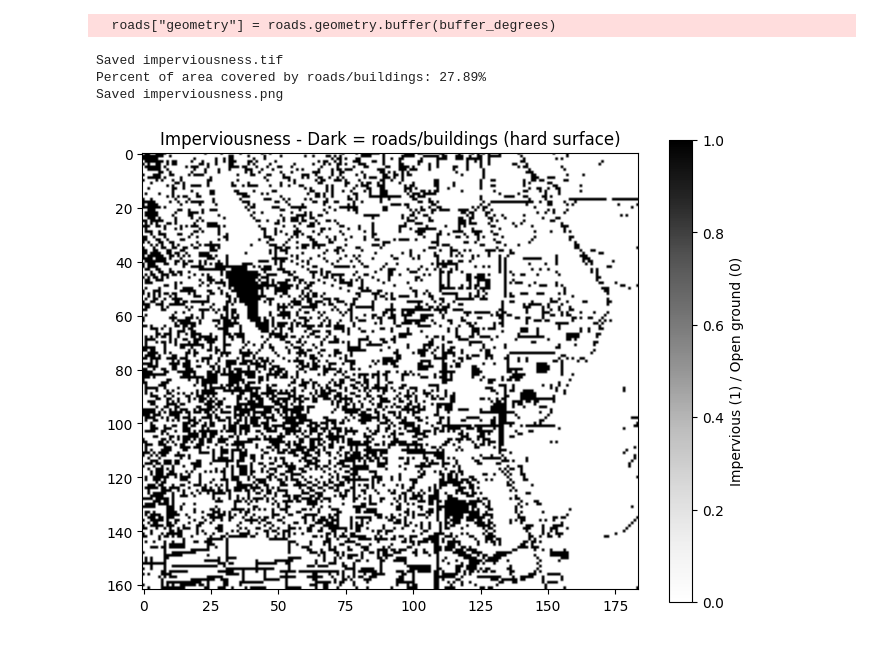
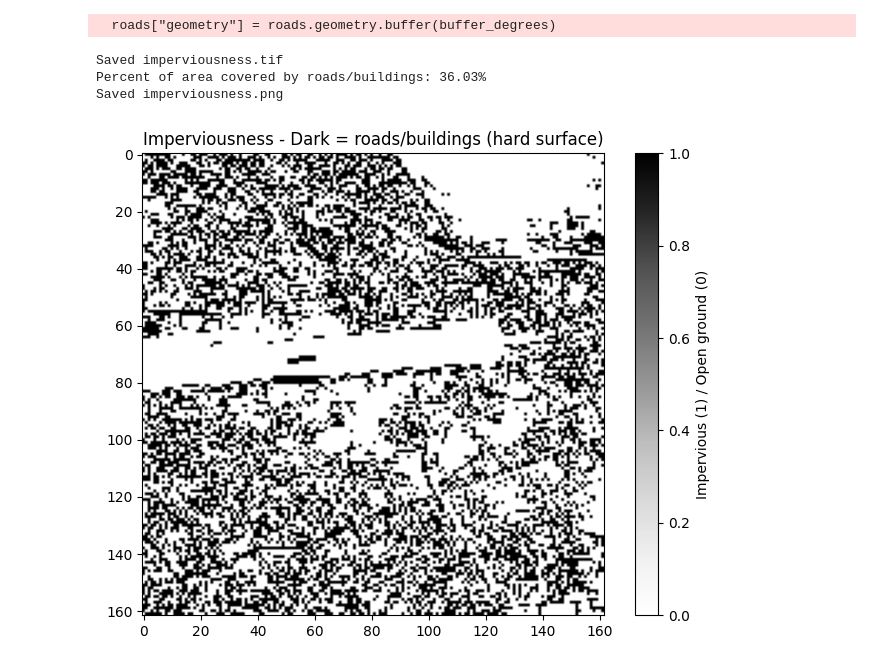
Before and after one commit to PrachiKumar-tech/SIH-Urban-Flood-Nowcasting, a Jupyter notebook: backend/sih_project_Data/plots.ipynb, the cells around one changed output. Cells and saved outputs as stored; diff of their text form; code cells hidden in the pictures.

```diff
--- a/backend/sih_project_Data/plots.ipynb
+++ b/backend/sih_project_Data/plots.ipynb
@@ -4,6 +4,6 @@ import rasterio
 from rasterio.plot import show
 
 # Open and plot with geographic coordinates on the axes
-with rasterio.open('output_SRTMGL1.tif') as src:
+with rasterio.open('jaipur_SRTMGL1.tif') as src:
     show(src)
 # %% [output]
@@ -14,7 +53,7 @@ import numpy as np
 import matplotlib.pyplot as plt
 
 
-with rasterio.open('output_SRTMGL1.tif') as src:
+with rasterio.open('jaipur_SRTMGL1.tif') as src:
     data = src.read(1).astype(float)
     bounds = src.bounds
 
@@ -34,7 +73,7 @@ np.in1d = np.isin  # compatibility fix for pysheds + newer numpy
 from pysheds.grid import Grid
 import matplotlib.pyplot as plt
 
-DEM_PATH = "output_SRTMGL1.tif"  # change if your file is named differently
+DEM_PATH = "jaipur_SRTMGL1.tif"  # change if your file is named differently
 
 # Load the DEM and clean up fake pits/depressions/flats so flow calculation works correctly
 grid = Grid.from_raster(DEM_PATH)
@@ -130,9 +169,9 @@ from rasterio import features
 import numpy as np
 import matplotlib.pyplot as plt
 
-DEM_PATH = "output_SRTMGL1.tif"
-BUILDINGS_PATH = "export_buildings.geojson"
-ROADS_PATH = "export_roads.geojson"
+DEM_PATH = "jaipur_SRTMGL1.tif"
+BUILDINGS_PATH = "jaipur_buildings.geojson"
+ROADS_PATH = "roads.geojson"
 ROAD_BUFFER_METERS = 5  # assume an average road is ~5m wide since OSM roads are just lines, not shapes
 
 # --- Load the DEM just to copy its grid shape and coordinate system ---
@@ -175,32 +214,32 @@ road_mask = features.rasterize(
 )
 
 # --- Combine: a pixel is "impervious" if it's EITHER a building OR a road ---
 impervious_mask = np.maximum(building_mask, road_mask)
 
 # --- Save as its own GeoTIFF so it lines up with your DEM for later steps ---
 with rasterio.open(
     "imperviousness.tif", "w",
     driver="GTiff",
     height=dem_shape[0], width=dem_shape[1],
     count=1, dtype="uint8",
     crs=dem_crs, transform=dem_transform
 ) as dst:
     dst.write(impervious_mask, 1)
 
 print("Saved imperviousness.tif")
 print(f"Percent of area covered by roads/buildings: {impervious_mask.mean()*100:.2f}%")
 
 # --- Visualize ---
 plt.figure(figsize=(8, 6))
 plt.imshow(impervious_mask, cmap="Greys")
 plt.title("Imperviousness - Dark = roads/buildings (hard surface)")
 plt.colorbar(label="Impervious (1) / Open ground (0)")
 plt.savefig("imperviousness.png", dpi=150, bbox_inches="tight")
 print("Saved imperviousness.png")
 plt.show()
 # %% [output]
   roads["geometry"] = roads.geometry.buffer(buffer_degrees)
 Saved imperviousness.tif
-Percent of area covered by roads/buildings: 27.89%
+Percent of area covered by roads/buildings: 36.03%
 Saved imperviousness.png
-[figure, old version]
+[figure, new version]
```
Also changed, not shown: parts of 20 cells of this notebook, 36 other files.
